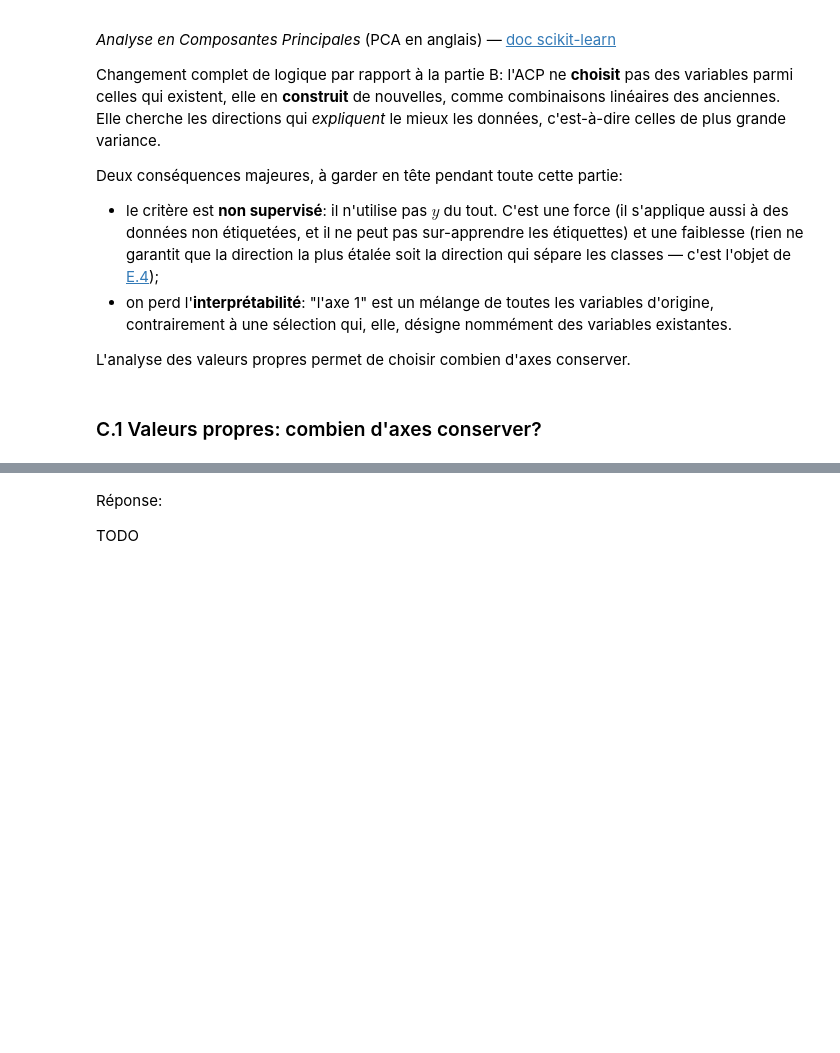
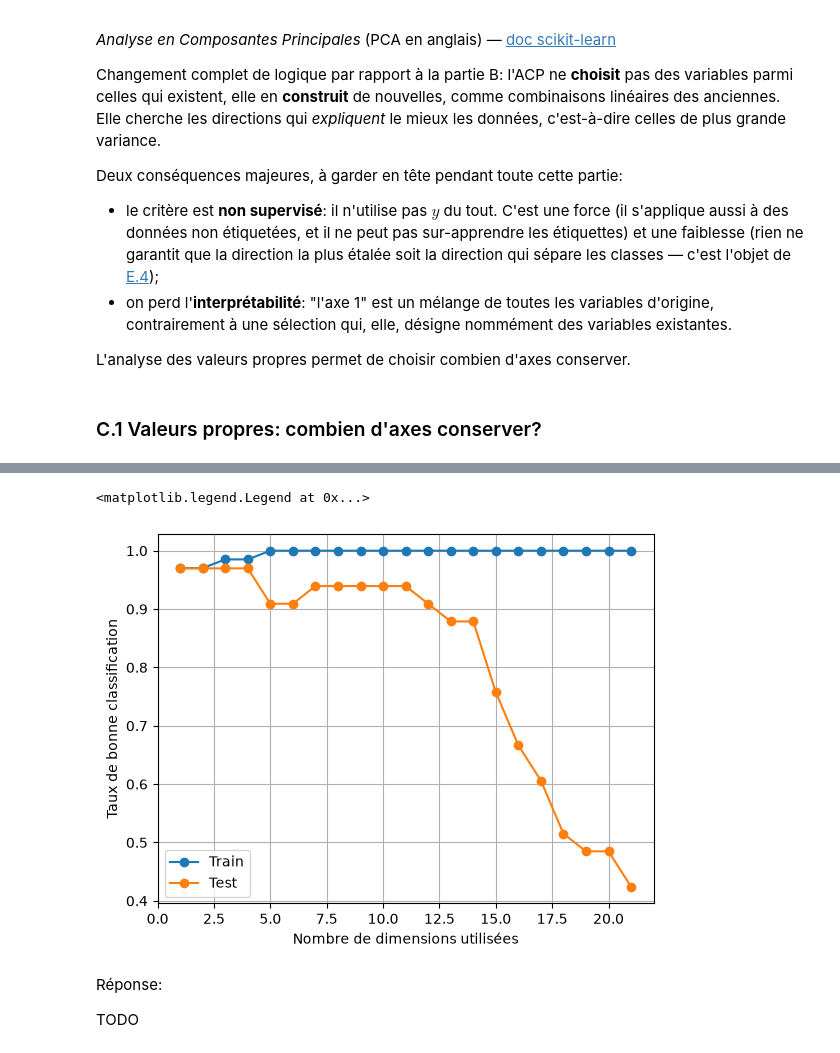
Before and after one commit to moreausabine/Python, a Jupyter notebook: VGuigue/ML-2A-main/B-Machine Learning/notebooks/3-notebook-selfeat_prep-test.ipynb, the cells around one changed output, grey strips where cells are left out. Saved outputs shown, nothing was run; the diff lists cells and outputs as text; code cells hidden in the pictures; blank space fills up the shorter version.

```diff
--- a/VGuigue/ML-2A-main/B-Machine Learning/notebooks/3-notebook-selfeat_prep-test.ipynb
+++ b/VGuigue/ML-2A-main/B-Machine Learning/notebooks/3-notebook-selfeat_prep-test.ipynb
@@ -400,27 +443,50 @@ Questions:
 # %%
 # projection des données dans l'espace des composantes principales
 # + apprentissage de modèle
 # + évaluation des performances
 
 Xnew  = pca.transform(X_train)   # projection sur tous les axes
 XnewT = pca.transform(X_test)    # idem pour le test: ATTENTION, on réutilise la pca apprise sur le TRAIN
+
+mod = svm.SVC(gamma = 0.1)
+perf_train = []
+perf_test  = []
+all_dim = np.arange(1,Xnew.shape[1])
+
+for ndim in all_dim:
+    mod.fit(Xnew[:, :ndim], y_train)
+    y_train_hat = mod.predict(Xnew[:, :ndim])
+    y_test_hat = mod.predict(XnewT[:, :ndim])
+    perf_train.append(accuracy_score(y_train,y_train_hat))
+    perf_test.append(accuracy_score(y_test, y_test_hat))
+
+plt.figure(facecolor='white')
+plt.plot(all_dim, perf_train, 'o-')
+plt.plot(all_dim, perf_test, 'o-')
+plt.grid()
+plt.xlabel("Nombre de dimensions utilisées")
+plt.ylabel("Taux de bonne classification")
+plt.legend(['Train', 'Test'])
 
 # boucle for:
 #   Xd = projection sur 1, 2, 3, ... d vecteurs propres
 #   Apprentissage modèle
 #   Evaluation des performances
 # => Conclusion: sur combien de dimensions faut-il projeter?
 
 # C'est exactement la boucle de la partie A.3, avec Xnew à la place de X_train:
 #  1. avant la boucle: mod = svm.SVC(gamma=0.1), 2 listes vides, all_ndim = range(1, 23)
 #  2. dans la boucle: Xd = Xnew[:,:ndim] et penser à projeter les données de test
 #     (les axes sont déjà triés par variance décroissante: prendre les ndim premières colonnes
 #      revient donc bien à garder les ndim axes les plus importants)
 #  3. mod.fit(Xd, y_train), puis accuracy_score en apprentissage et en test -> append
 #  4. tracé des 2 courbes en fonction de all_ndim
 #  5. Repérer le nombre d'axes optimal, à comparer aux 22 axes
 
 ###  TODO  ###
+# %% [output]
+<matplotlib.legend.Legend at 0x...>
+[figure, added]
 # %% [markdown]
 Réponse:
 
```
Also changed, not shown: parts of 10 cells of this notebook, 8 other files.
